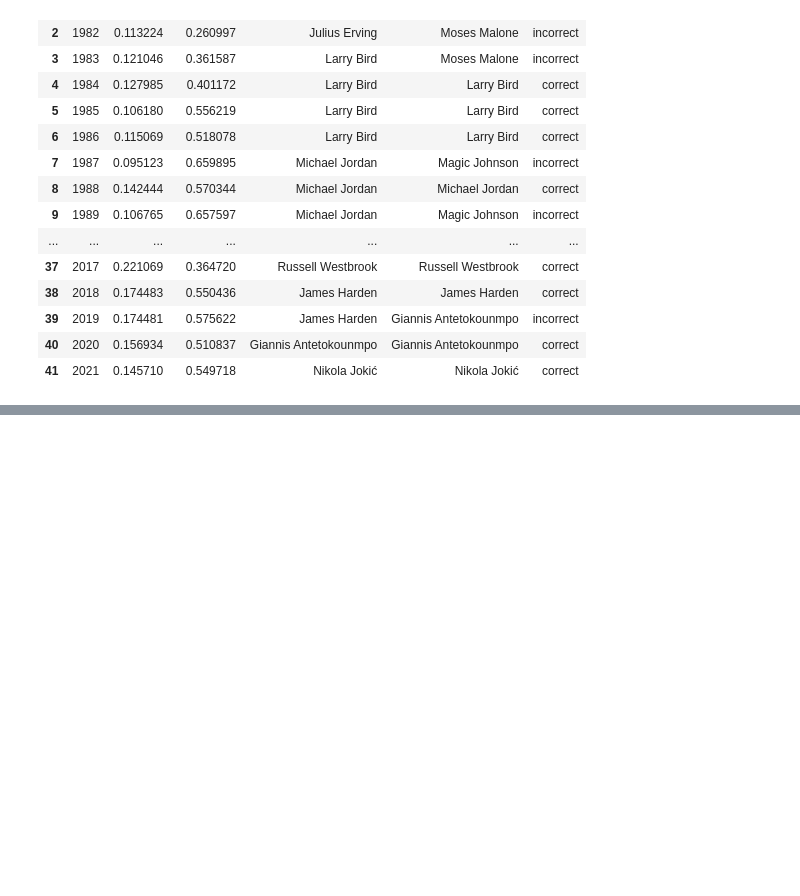
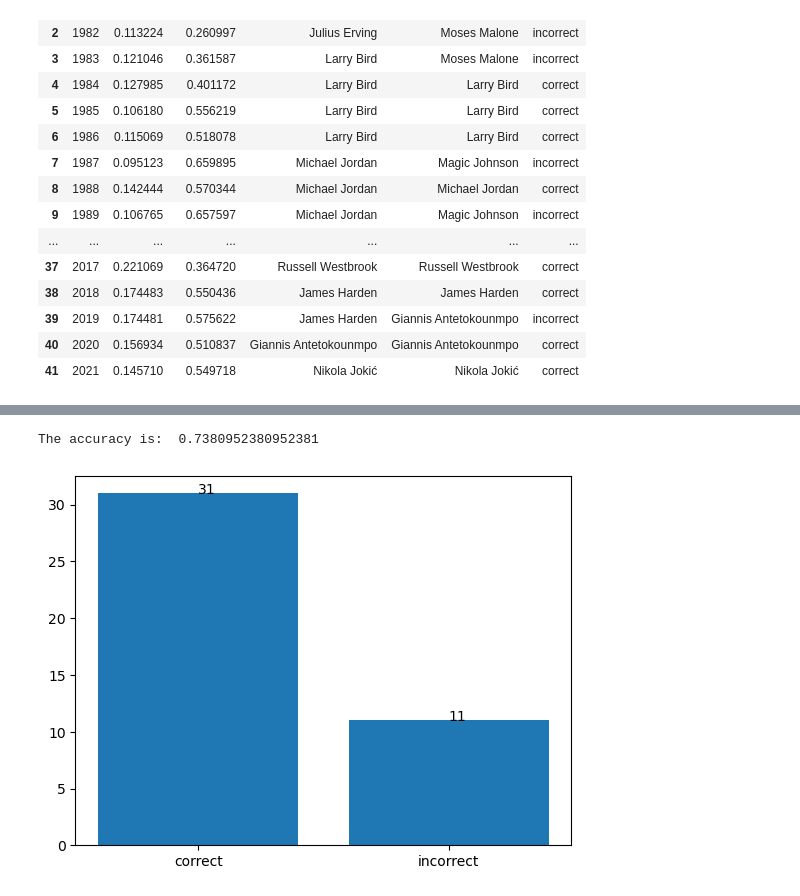
Before and after one commit to alexusbernard17/ml-group-project, a Jupyter notebook: NBA Data Analysis Team Proj.ipynb, the cells around one changed output, grey strips where cells are left out. Cells and saved outputs as stored; diff of their text form; code cells hidden in the pictures; blank space fills up the shorter version.

```diff
--- a/NBA Data Analysis Team Proj.ipynb
+++ b/NBA Data Analysis Team Proj.ipynb
@@ -412,0 +462,8 @@ lr_summary
+# %%
+rf_avg_mae, rf_avg_r2, rf_accuracy, rf_summary, rf_models, rf_cols = run_model_average(df=master_table,
+                  regressor=RandomForestRegressor(n_estimators = 23,
+                                                  random_state = 0,
+                                                  max_depth=7,
+                                                  min_samples_leaf=1,
+                                                  min_samples_split=2),
+                print_metrics=True)
@@ -412,0 +511,27 @@ lr_summary
+# %%
+
+alist1 = ['correct', 'incorrect']
+a1 = 0
+b1 = 0
+for i in rf_summary['Label']:
+    if i == 'correct':
+        a1 = a1 + 1
+    if i == 'incorrect':
+        b1 = b1 + 1
+blist1 = [a1, b1]
+
+def addlabels(x,y):
+    for i in range(len(alist1)):
+        plt.text(i,y[i],y[i])
+
+
+
+addlabels(alist1, blist1)
+
+
+
+plt.bar(alist1, blist1)
+print('The accuracy is: ' ,+  rf_accuracy)
+# %% [output]
+The accuracy is:  0.7380952380952381
+[figure, added]
```
Also changed, not shown: parts of 12 cells of this notebook, 15 other files.
